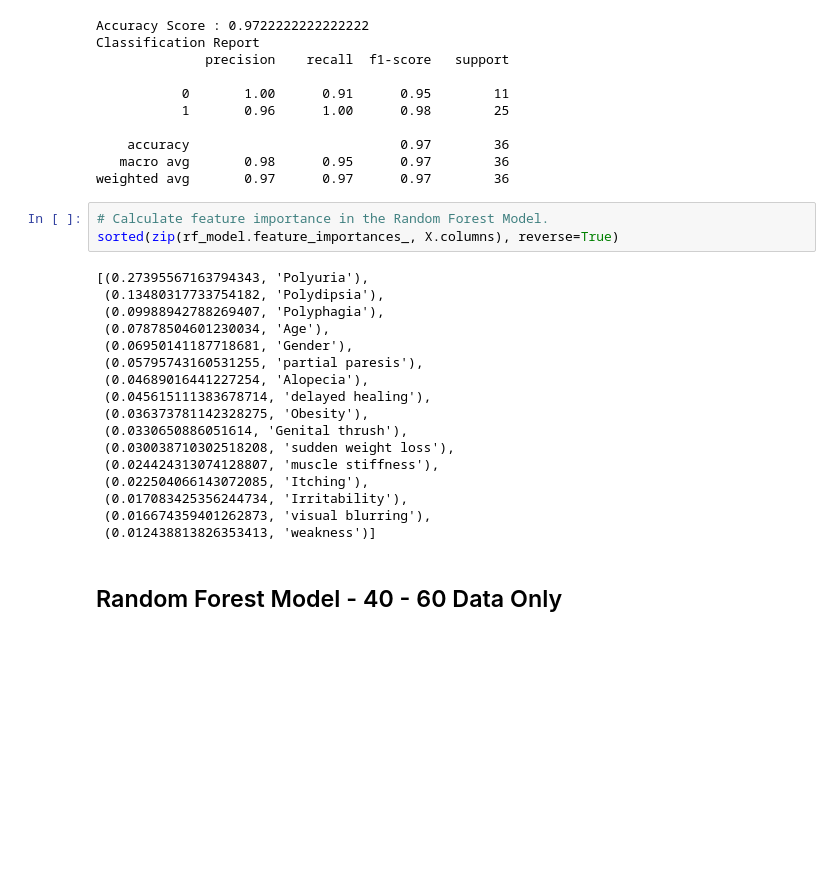
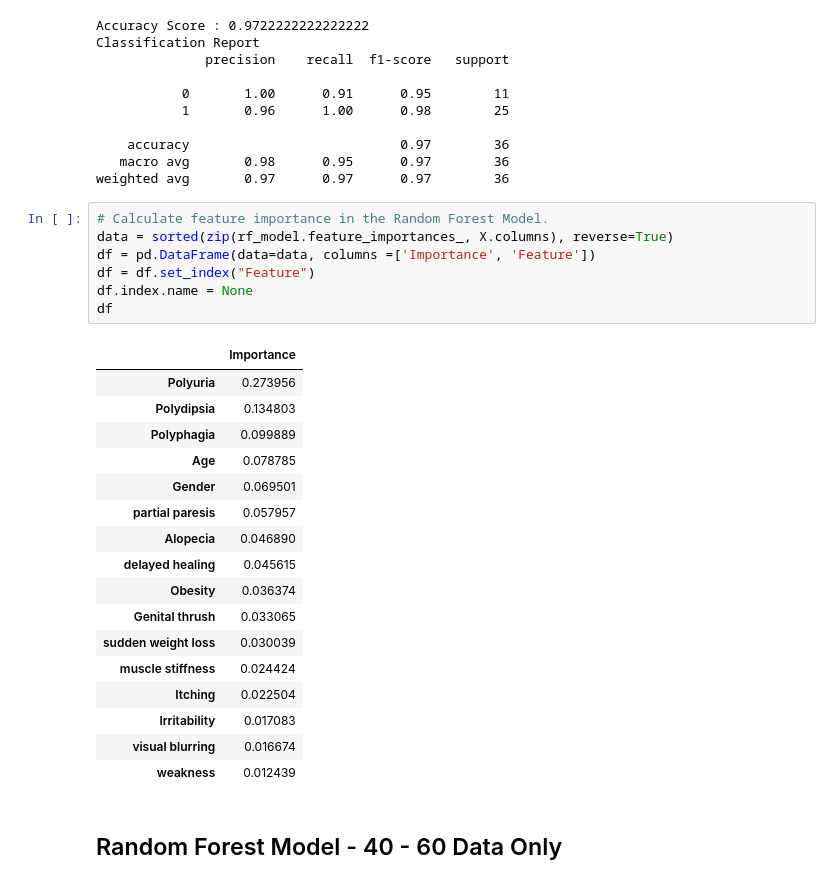
Before and after one commit to asadca4u/Final_Project_Group_Five, a Jupyter notebook: Models/Random_Forest.ipynb, the cells around one changed output. Cells and saved outputs as stored; diff of their text form; blank space fills up the shorter version.

```diff
--- a/Models/Random_Forest.ipynb
+++ b/Models/Random_Forest.ipynb
@@ -387,24 +402,29 @@ Classification Report
 weighted avg       0.97      0.97      0.97        36
 # %%
 # Calculate feature importance in the Random Forest Model.
-sorted(zip(rf_model.feature_importances_, X.columns), reverse=True)
+data = sorted(zip(rf_model.feature_importances_, X.columns), reverse=True)
+df = pd.DataFrame(data=data, columns =['Importance', 'Feature'])
+df = df.set_index("Feature")
+df.index.name = None
+df
 # %% [output]
-[(0.27395567163794343, 'Polyuria'),
- (0.13480317733754182, 'Polydipsia'),
- (0.09988942788269407, 'Polyphagia'),
- (0.07878504601230034, 'Age'),
- (0.06950141187718681, 'Gender'),
- (0.05795743160531255, 'partial paresis'),
- (0.04689016441227254, 'Alopecia'),
- (0.045615111383678714, 'delayed healing'),
- (0.036373781142328275, 'Obesity'),
- (0.0330650886051614, 'Genital thrush'),
- (0.030038710302518208, 'sudden weight loss'),
- (0.024424313074128807, 'muscle stiffness'),
- (0.022504066143072085, 'Itching'),
- (0.017083425356244734, 'Irritability'),
- (0.016674359401262873, 'visual blurring'),
- (0.012438813826353413, 'weakness')]
+|  | Importance |
+| Polyuria | 0.273956 |
+| Polydipsia | 0.134803 |
+| Polyphagia | 0.099889 |
+| Age | 0.078785 |
+| Gender | 0.069501 |
+| partial paresis | 0.057957 |
+| Alopecia | 0.046890 |
+| delayed healing | 0.045615 |
+| Obesity | 0.036374 |
+| Genital thrush | 0.033065 |
+| sudden weight loss | 0.030039 |
+| muscle stiffness | 0.024424 |
+| Itching | 0.022504 |
+| Irritability | 0.017083 |
+| visual blurring | 0.016674 |
+| weakness | 0.012439 |
 # %% [markdown]
 ## Random Forest Model - 40 - 60 Data Only
 # %%
```
Also changed, not shown: parts of 5 cells of this notebook, 2 other files.
